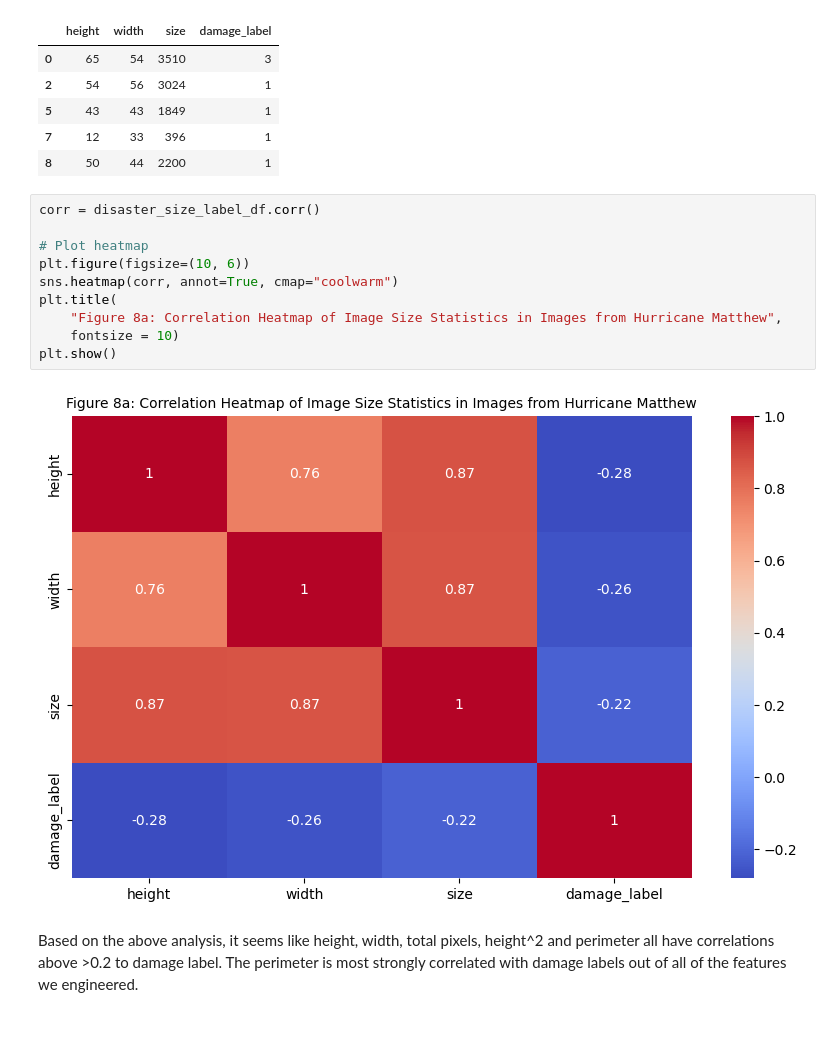
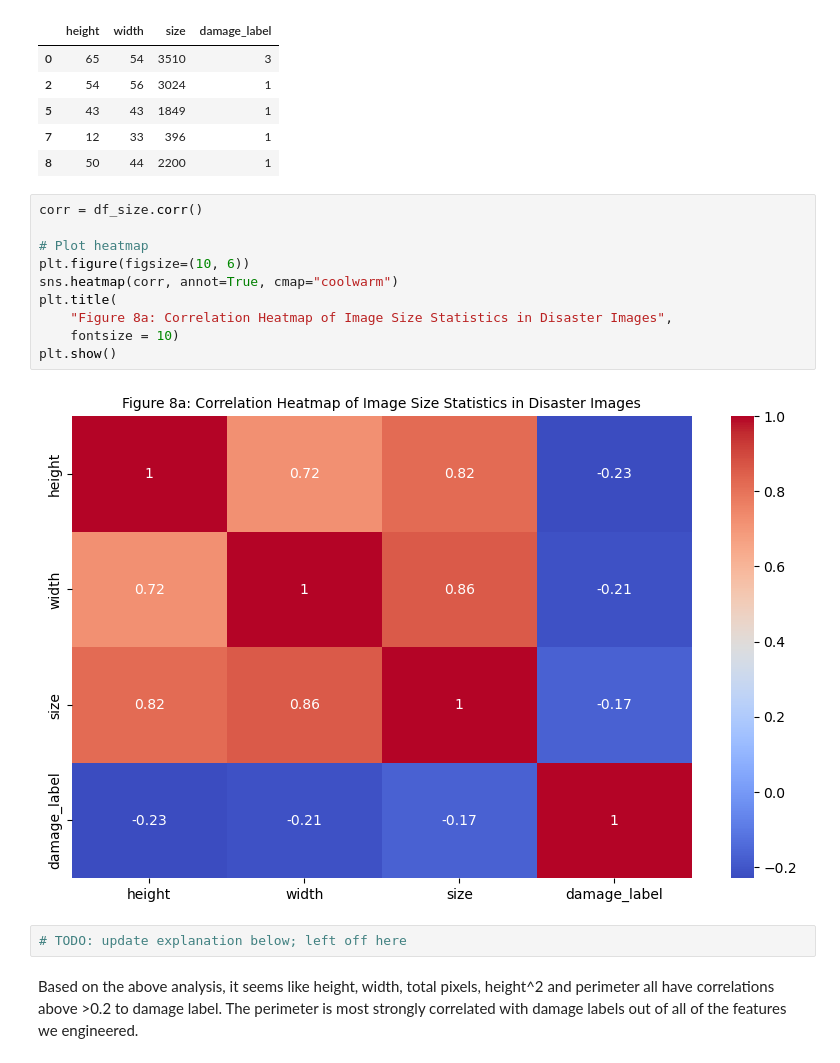
Before and after one commit to trishakholiya/Disaster-Image-Classification-CNN, a Jupyter notebook: disaster_EDA.ipynb, the cells around one changed output. Cells and saved outputs as stored; diff of their text form; blank space fills up the shorter version.

```diff
--- a/disaster_EDA.ipynb
+++ b/disaster_EDA.ipynb
@@ -485,17 +439,19 @@ disaster_size_label_df.head()
 | 7 | 12 | 33 | 396 | 1 |
 | 8 | 50 | 44 | 2200 | 1 |
 # %%
-corr = disaster_size_label_df.corr()
+corr = df_size.corr()
 
 # Plot heatmap
 plt.figure(figsize=(10, 6))
 sns.heatmap(corr, annot=True, cmap="coolwarm")
 plt.title(
-    "Figure 8a: Correlation Heatmap of Image Size Statistics in Images from Hurricane Matthew",
+    "Figure 8a: Correlation Heatmap of Image Size Statistics in Disaster Images",
     fontsize = 10)
 plt.show()
 # %% [output]
-[figure, old version]
+[figure, new version]
+# %%
+# TODO: update explanation below; left off here
 # %% [markdown]
 Based on the above analysis, it seems like height, width, total pixels, height^2 and perimeter all have correlations above >0.2 to damage label. The perimeter is most strongly correlated with damage labels out of all of the features we engineered.
 # %% [markdown]
```
Also changed, not shown: parts of 6 cells of this notebook.
